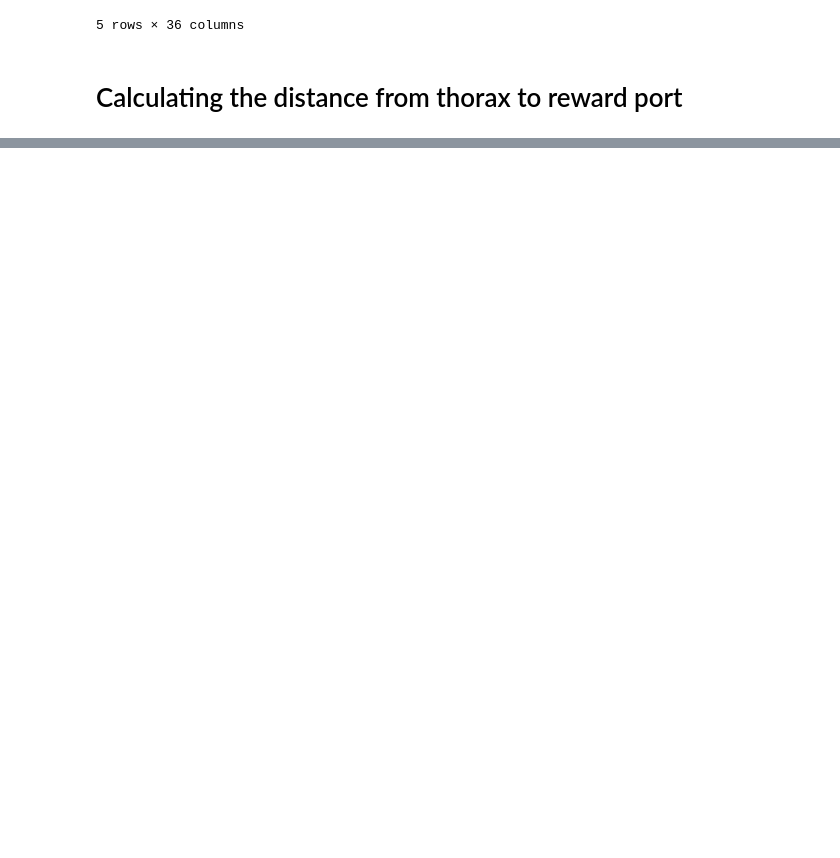
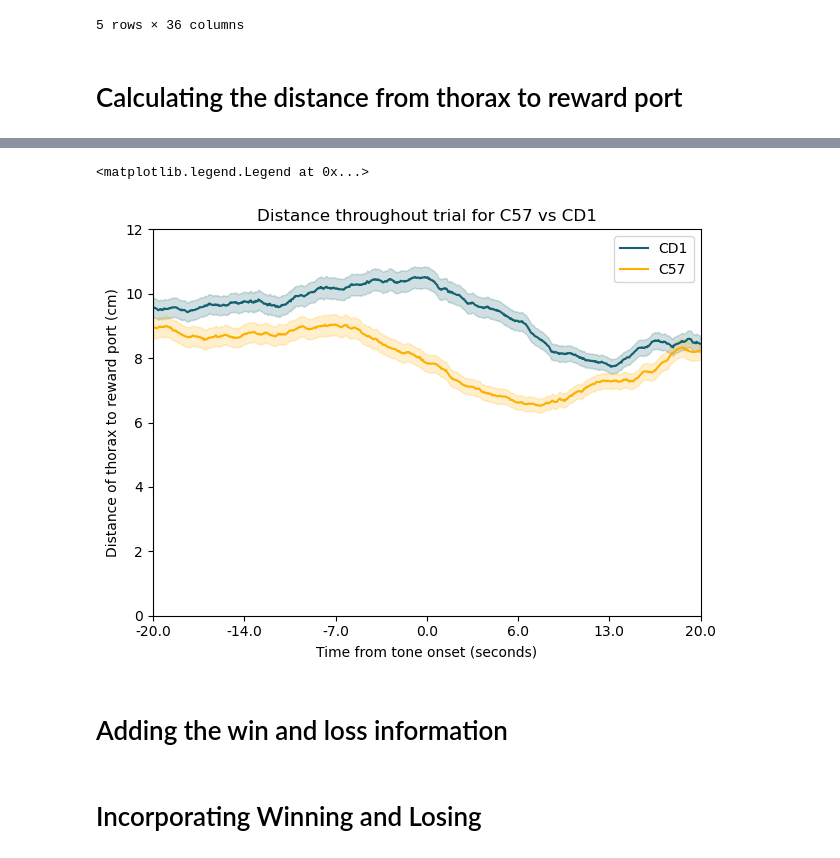
Before and after one commit to padillacoreanolab/dominance_strain_comparison, a Jupyter notebook: results/2023_05_02_rc_sleap_analysis/refactored_tone_distance.ipynb, the cells around one changed output, grey strips where cells are left out. Cells and saved outputs as stored; diff of their text form; code cells hidden in the pictures; blank space fills up the shorter version.

```diff
--- a/results/2023_05_02_rc_sleap_analysis/refactored_tone_distance.ipynb
+++ b/results/2023_05_02_rc_sleap_analysis/refactored_tone_distance.ipynb
@@ -503,0 +559,3 @@ i
+# %%
+TONE_START_DF["thorax_to_reward_port_tone_trial_average"] = TONE_START_DF["thorax_to_reward_port_tone_slices"].apply(lambda x: np.nanmean(x, axis=0))
+TONE_START_DF["nose_to_reward_port_tone_trial_average"] = TONE_START_DF["nose_to_reward_port_tone_slices"].apply(lambda x: np.nanmean(x, axis=0))
@@ -503,0 +578,43 @@ i
+# %%
+c57_df = TONE_START_DF[TONE_START_DF["Strain"] == "C57"].copy()
+cd1_df = TONE_START_DF[TONE_START_DF["Strain"] == "CD1"].copy()
+# %%
+# Stack the 2D arrays
+c57_trials = np.vstack(c57_df['thorax_to_reward_port_tone_slices'].to_list())
+
+# Calculate mean and SEM for each time point
+c57_mean_distance = c57_trials.mean(axis=0)
+c57_sem_distance = c57_trials.std(axis=0) / np.sqrt(c57_trials.shape[0])
+# %%
+# Stack the 2D arrays
+cd1_trials = np.vstack(cd1_df['thorax_to_reward_port_tone_slices'].to_list())
+
+# Calculate mean and SEM for each time point
+cd1_mean_distance = cd1_trials.mean(axis=0)
+cd1_sem_distance = cd1_trials.std(axis=0) / np.sqrt(cd1_trials.shape[0])
+# %%
+# Add shading for the standard error
+sns.lineplot(cd1_mean_distance, color="#15616f", label="CD1")
+plt.fill_between(range(len(cd1_mean_distance)), cd1_mean_distance - cd1_sem_distance, cd1_mean_distance + cd1_sem_distance, color="#15616f", alpha=0.2)
+
+# Add shading for the standard error
+sns.lineplot(c57_mean_distance, color="#ffaf00", label="C57")
+
+plt.fill_between(range(len(c57_mean_distance)), c57_mean_distance - c57_sem_distance, c57_mean_distance + c57_sem_distance, color="#ffaf00", alpha=0.2)
+plt.ylabel("Distance of thorax to reward port (cm)")
+plt.xlabel("Time from tone onset (seconds)")
+
+xticks = plt.xticks()[0]  # Get current x-axis ticks
+plt.xticks(xticks, xticks // 30 - 20)  # Set new x-axis ticks
+plt.xlim(0, 1200)
+plt.ylim(0, 12)
+plt.title("Distance throughout trial for C57 vs CD1")
+plt.tight_layout()
+plt.legend()
+# %% [output]
+<matplotlib.legend.Legend at 0x...>
+[figure, added]
+# %% [markdown]
+# Adding the win and loss information
+# %% [markdown]
+# Incorporating Winning and Losing
```
Also changed, not shown: parts of 57 cells of this notebook.
